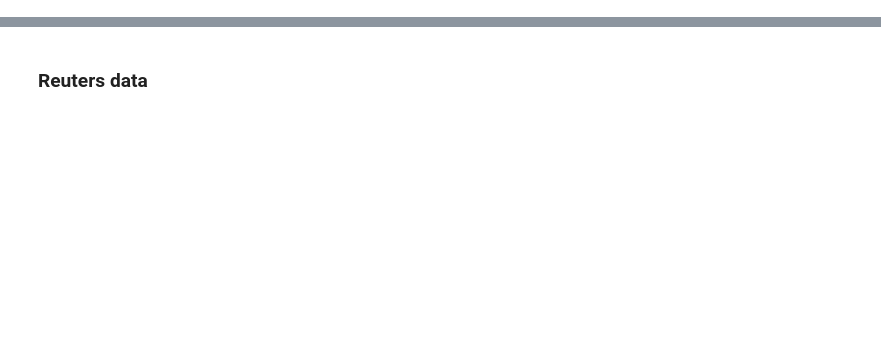
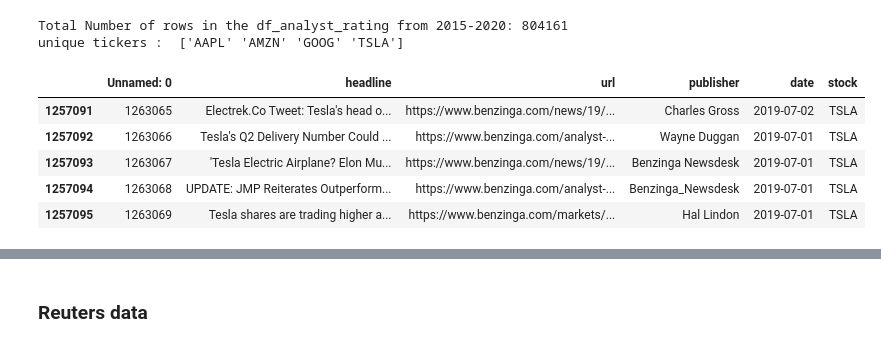
Before and after one commit to sohamthirty/Stock-Price-Prediction-with-Sentiment-Analysis, a Jupyter notebook: Financial_news.ipynb, the cells around one changed output, grey strips where cells are left out. Drawn from its saved outputs; the diff is of its cells as text; code cells hidden in the pictures; blank space fills up the shorter version.

```diff
--- a/Financial_news.ipynb
+++ b/Financial_news.ipynb
@@ -165,6 +29,8 @@ df_analytics['date'] = df_analytics['date'].dt.date
 # %%
-# Filter the DataFrame based on the startdate and enddate
-startdate = pd.to_datetime("2015-01-01").date()
-enddate = pd.to_datetime("2020-12-31").date()
-
-filtered_df_analytics = df_analytics.loc[(df_analytics['date'] >= startdate) & (df_analytics['date'] <= enddate)]
+def filter_dataframe (df):
+  startdate = pd.to_datetime("2015-01-01").date()
+  enddate = pd.to_datetime("2020-12-31").date()
+  df['date'] = pd.to_datetime(df['date'], errors='coerce', utc=True)
+  df['date'] = df['date'].dt.date
+  df = df.loc[(df['date'] >= startdate) & (df['date'] <= enddate)]
+  return df
@@ -190,0 +37,12 @@ filtered_df_analytics['title'][77]
+# %%
+df_analytics = filter_dataframe(df_analytics)
+df_analyst_rating = filter_dataframe(df_analyst_rating)
+df_partner_headlines = filter_dataframe(df_partner_headlines)
+# %%
+def get_statistics(df):
+  num_rows = len(df)
+  print("Total Number of rows in the df_analyst_rating from 2015-2020:", num_rows)
+  categories_to_check = ['AAPL', 'GOOG', 'AMZN', 'MSFT','TSLA']
+  filtered_df = df[df['stock'].isin(categories_to_check)]
+  print("unique tickers : ", filtered_df['stock'].unique())
+  return filtered_df
@@ -190,0 +61,12 @@ filtered_df_analytics['title'][77]
+# %%
+filtered_ratings = get_statistics(df_analyst_rating)
+filtered_ratings.tail()
+# %% [output]
+Total Number of rows in the df_analyst_rating from 2015-2020: 804161
+unique tickers :  ['AAPL' 'AMZN' 'GOOG' 'TSLA']
+|  | Unnamed: 0 | headline | url | publisher | date | stock |
+| 1257091 | 1263065 | Electrek.Co Tweet: Tesla's head o... | https://www.benzinga.com/news/19/... | Charles Gross | 2019-07-02 | TSLA |
+| 1257092 | 1263066 | Tesla's Q2 Delivery Number Could ... | https://www.benzinga.com/analyst-... | Wayne Duggan | 2019-07-01 | TSLA |
+| 1257093 | 1263067 | 'Tesla Electric Airplane? Elon Mu... | https://www.benzinga.com/news/19/... | Benzinga Newsdesk | 2019-07-01 | TSLA |
+| 1257094 | 1263068 | UPDATE: JMP Reiterates Outperform... | https://www.benzinga.com/analyst-... | Benzinga_Newsdesk | 2019-07-01 | TSLA |
+| 1257095 | 1263069 | Tesla shares are trading higher a... | https://www.benzinga.com/markets/... | Hal Lindon | 2019-07-01 | TSLA |
```
Also changed, not shown: parts of 19 cells of this notebook.
